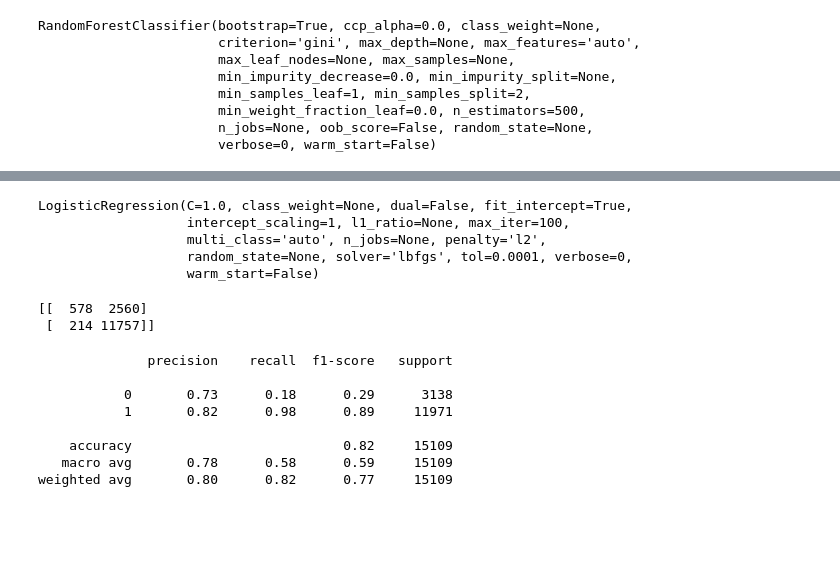
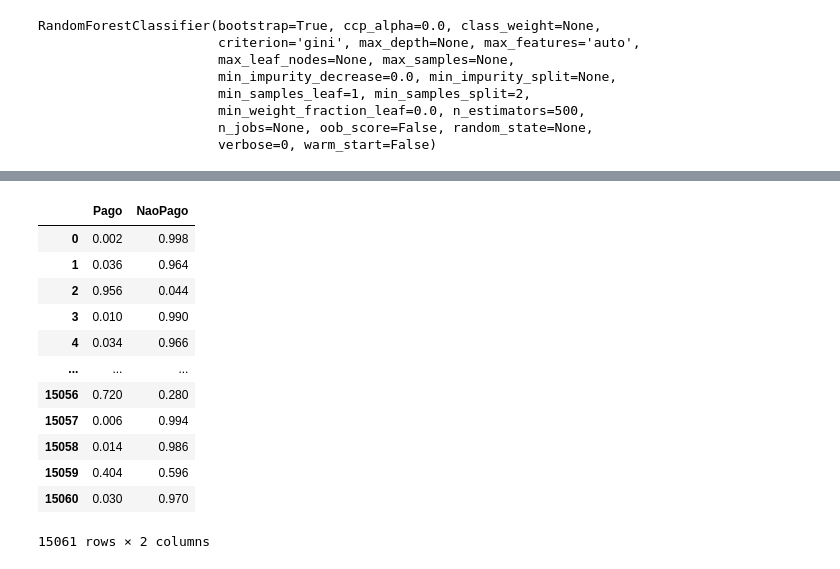
Before and after one commit to spadao/PS-Elo-Group, a Jupyter notebook: EDA.ipynb, the cells around one changed output, grey strips where cells are left out. Saved outputs shown, nothing was run; the diff lists cells and outputs as text; code cells hidden in the pictures; blank space fills up the shorter version.

```diff
--- a/EDA.ipynb
+++ b/EDA.ipynb
@@ -304,10 +327,0 @@ rfc.score(X_test,y_test)
-# %%
-from sklearn.linear_model import LogisticRegression
-logmodel = LogisticRegression()
-logmodel.fit(X_train,y_train)
-# %% [output]
-LogisticRegression(C=1.0, class_weight=None, dual=False, fit_intercept=True,
-                   intercept_scaling=1, l1_ratio=None, max_iter=100,
-                   multi_class='auto', n_jobs=None, penalty='l2',
-                   random_state=None, solver='lbfgs', tol=0.0001, verbose=0,
-                   warm_start=False)
@@ -316,16 +328,17 @@ predictions = logmodel.predict(X_test)
-# %%
-print(confusion_matrix(y_test,predictions))
-# %% [output]
-[[  578  2560]
- [  214 11757]]
-# %%
-print(classification_report(y_test,predictions))
-# %% [output]
-              precision    recall  f1-score   support
-
-           0       0.73      0.18      0.29      3138
-           1       0.82      0.98      0.89     11971
-
-    accuracy                           0.82     15109
-   macro avg       0.78      0.58      0.59     15109
-weighted avg       0.80      0.82      0.77     15109
+# %%
+probabilities = pd.DataFrame(data = rfc.predict_proba(X_test), columns = ["Pago","NaoPago"])
+probabilities
+# %% [output]
+|  | Pago | NaoPago |
+| 0 | 0.002 | 0.998 |
+| 1 | 0.036 | 0.964 |
+| 2 | 0.956 | 0.044 |
+| 3 | 0.010 | 0.990 |
+| 4 | 0.034 | 0.966 |
+| ... | ... | ... |
+| 15056 | 0.720 | 0.280 |
+| 15057 | 0.006 | 0.994 |
+| 15058 | 0.014 | 0.986 |
+| 15059 | 0.404 | 0.596 |
+| 15060 | 0.030 | 0.970 |
+15061 rows × 2 columns
```
Also changed, not shown: parts of 16 cells of this notebook.
